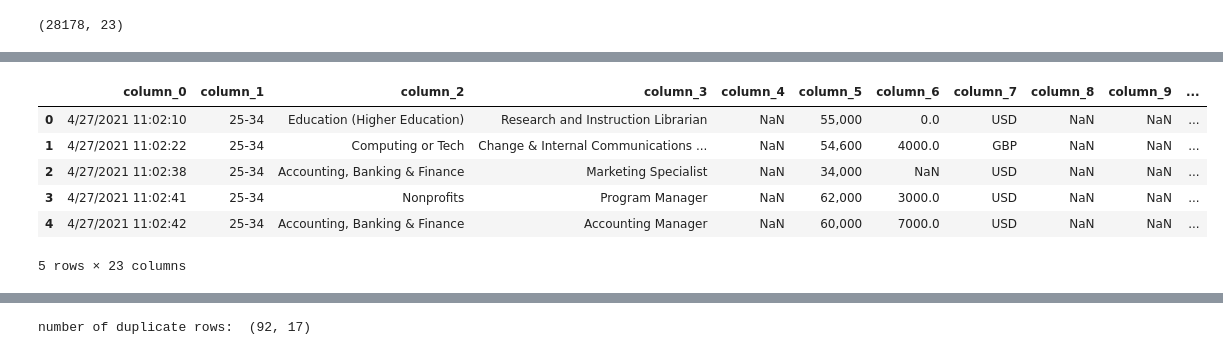
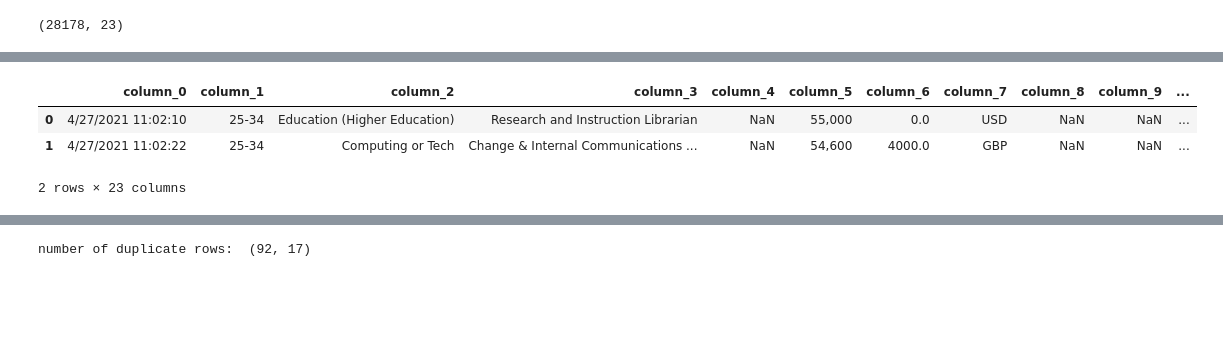
Before and after one commit to CCT-Dublin/ca-1-NataliProhorova, a Jupyter notebook: Salary_survey_2021.ipynb, the cells around one changed output, grey strips where cells are left out. Cells and saved outputs as stored; diff of their text form; code cells hidden in the pictures; blank space fills up the shorter version.

```diff
--- a/Salary_survey_2021.ipynb
+++ b/Salary_survey_2021.ipynb
@@ -75,12 +34,9 @@ df.columns = range(len(df.columns))
 new_column_names = ["column_" + str(i) for i in range(len(df.columns))]
 df.columns = new_column_names
 # %%
-df.head()
+df.head(2)
 # %% [output]
 |  | column_0 | column_1 | column_2 | column_3 | column_4 | column_5 | column_6 | column_7 | column_8 | column_9 | ... |
 | 0 | 4/27/2021 11:02:10 | 25-34 | Education (Higher Education) | Research and Instruction Librarian | NaN | 55,000 | 0.0 | USD | NaN | NaN | ... |
 | 1 | 4/27/2021 11:02:22 | 25-34 | Computing or Tech | Change & Internal Communications ... | NaN | 54,600 | 4000.0 | GBP | NaN | NaN | ... |
-| 2 | 4/27/2021 11:02:38 | 25-34 | Accounting, Banking & Finance | Marketing Specialist | NaN | 34,000 | NaN | USD | NaN | NaN | ... |
-| 3 | 4/27/2021 11:02:41 | 25-34 | Nonprofits | Program Manager | NaN | 62,000 | 3000.0 | USD | NaN | NaN | ... |
-| 4 | 4/27/2021 11:02:42 | 25-34 | Accounting, Banking & Finance | Accounting Manager | NaN | 60,000 | 7000.0 | USD | NaN | NaN | ... |
-5 rows × 23 columns
+2 rows × 23 columns
```
Also changed, not shown: parts of 116 cells of this notebook.
